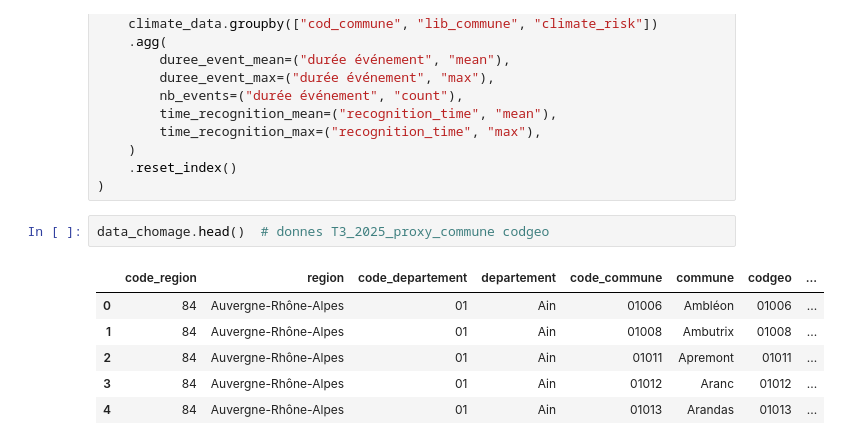
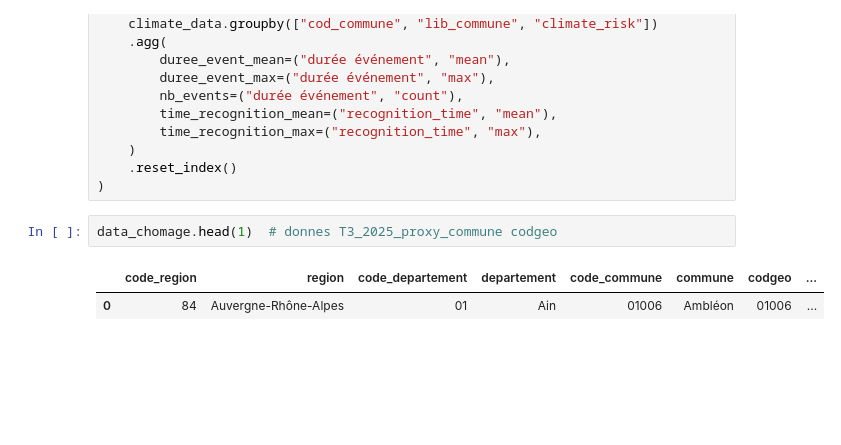
Before and after one commit to MarinaToledoPastorino/14_PrixChangementClimatique, a Jupyter notebook: data/exploration/assurabilite_et_chomage.ipynb, the cells around one changed output. Saved outputs shown, nothing was run; the diff lists cells and outputs as text; blank space fills up the shorter version.

```diff
--- a/data/exploration/assurabilite_et_chomage.ipynb
+++ b/data/exploration/assurabilite_et_chomage.ipynb
@@ -78,12 +80,8 @@ climate_df = (
     .reset_index()
 )
 # %%
-data_chomage.head()  # donnes T3_2025_proxy_commune codgeo
+data_chomage.head(1)  # donnes T3_2025_proxy_commune codgeo
 # %% [output]
 |  | code_region | region | code_departement | departement | code_commune | commune | codgeo | ... |
 | 0 | 84 | Auvergne-Rhône-Alpes | 01 | Ain | 01006 | Ambléon | 01006 | ... |
-| 1 | 84 | Auvergne-Rhône-Alpes | 01 | Ain | 01008 | Ambutrix | 01008 | ... |
-| 2 | 84 | Auvergne-Rhône-Alpes | 01 | Ain | 01011 | Apremont | 01011 | ... |
-| 3 | 84 | Auvergne-Rhône-Alpes | 01 | Ain | 01012 | Aranc | 01012 | ... |
-| 4 | 84 | Auvergne-Rhône-Alpes | 01 | Ain | 01013 | Arandas | 01013 | ... |
 # %%
```
Also changed, not shown: parts of 32 cells of this notebook.
